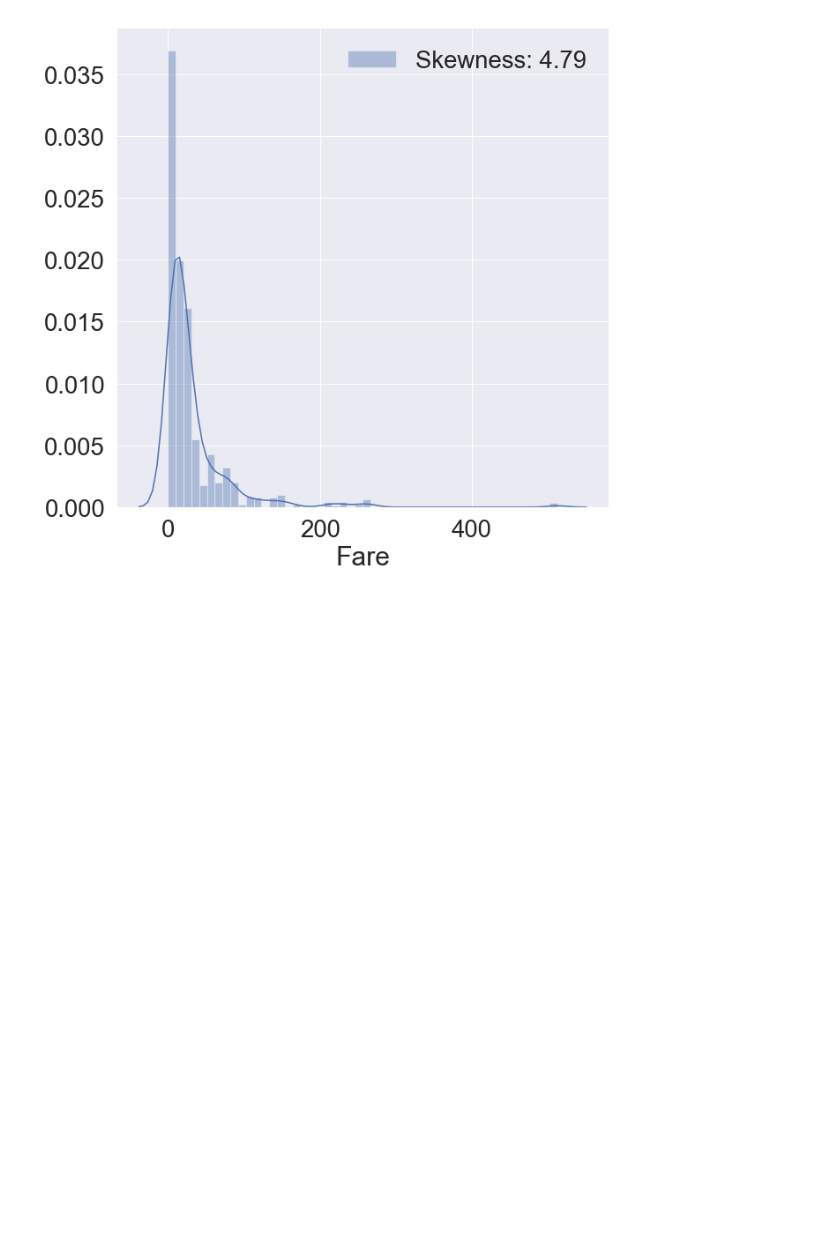
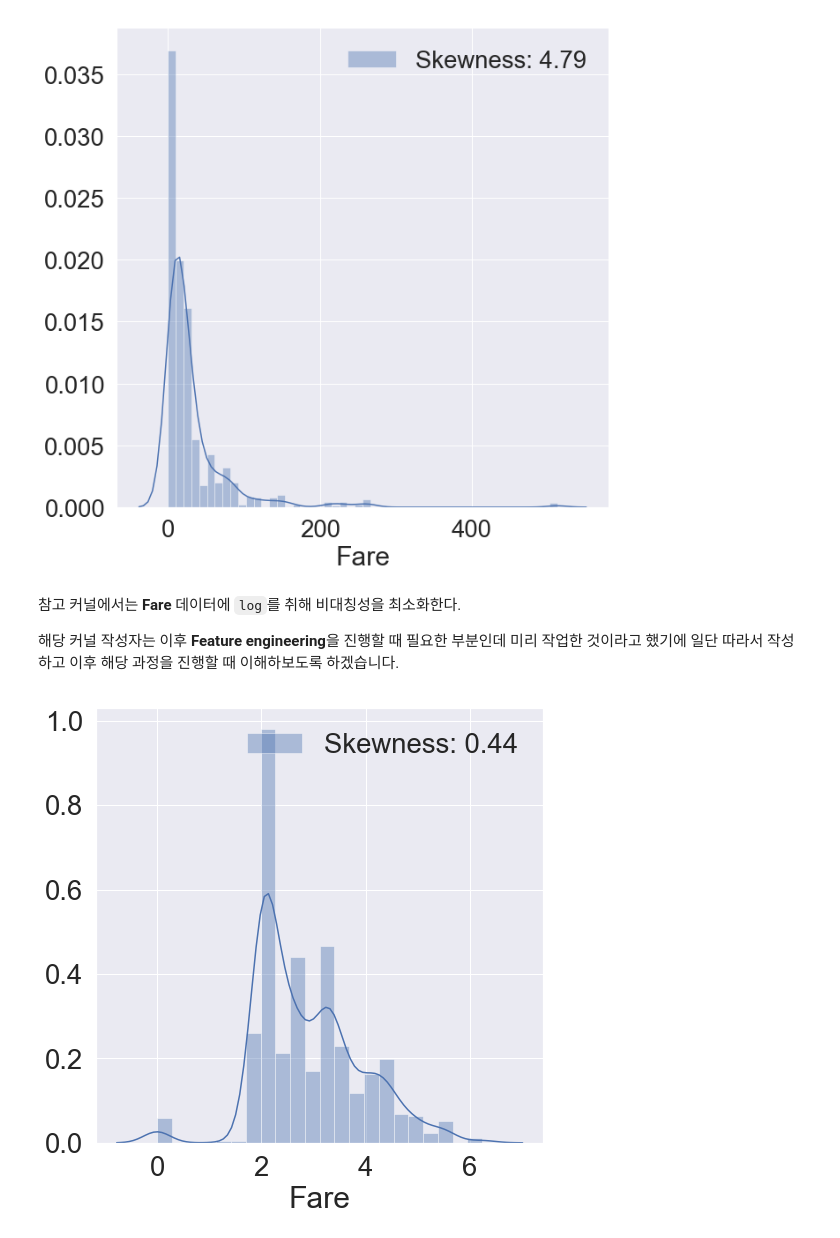
Before and after one commit to GitSeob/Kaggle-Titinic, a Jupyter notebook: eda.ipynb, the cells around one changed output. Saved outputs shown, nothing was run; the diff lists cells and outputs as text; code cells hidden in the pictures; blank space fills up the shorter version.

```diff
--- a/eda.ipynb
+++ b/eda.ipynb
@@ -439,3 +439,19 @@ g = g.legend(loc='best')
 plt.show()
 # %% [output]
 [figure]
+# %% [markdown]
+참고 커널에서는 **Fare** 데이터에 `log`를 취해 비대칭성을 최소화한다.
+
+해당 커널 작성자는 이후 **Feature engineering**을 진행할 때 필요한 부분인데 미리 작업한 것이라고 했기에 일단 따라서 작성하고 이후 해당 과정을 진행할 때 이해하보도록 하겠습니다.
+# %%
+df_test.loc[df_test.Fare.isnull(), 'Fare'] = df_test['Fare'].mean()
+# test.csv의 데이터에서 이상하게 1개의 row가 Fare 값이 null이기 때문에 평균값으로 처리해줍니다.
+
+df_train['Fare'] = df_train['Fare'].map(lambda i: np.log(i) if i > 0 else 0)
+df_test['Fare'] = df_test['Fare'].map(lambda i: np.log(i) if i > 0 else 0)
+# %%
+fig, ax = plt.subplots(1, 1, figsize=(8, 8))
+g = sns.distplot(df_train['Fare'], label='Skewness: {:.2f}'.format(df_train['Fare'].skew()))
+g = g.legend(loc='best')
+# %% [output]
+[figure, added]
```
Also changed, not shown: parts of 38 cells of this notebook.
